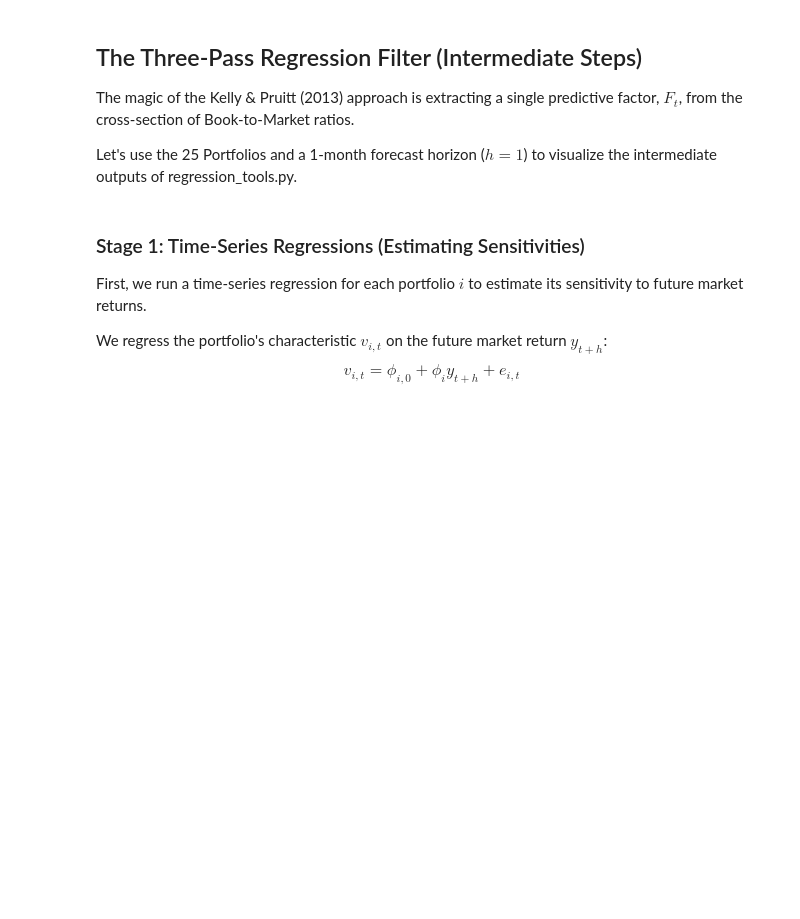
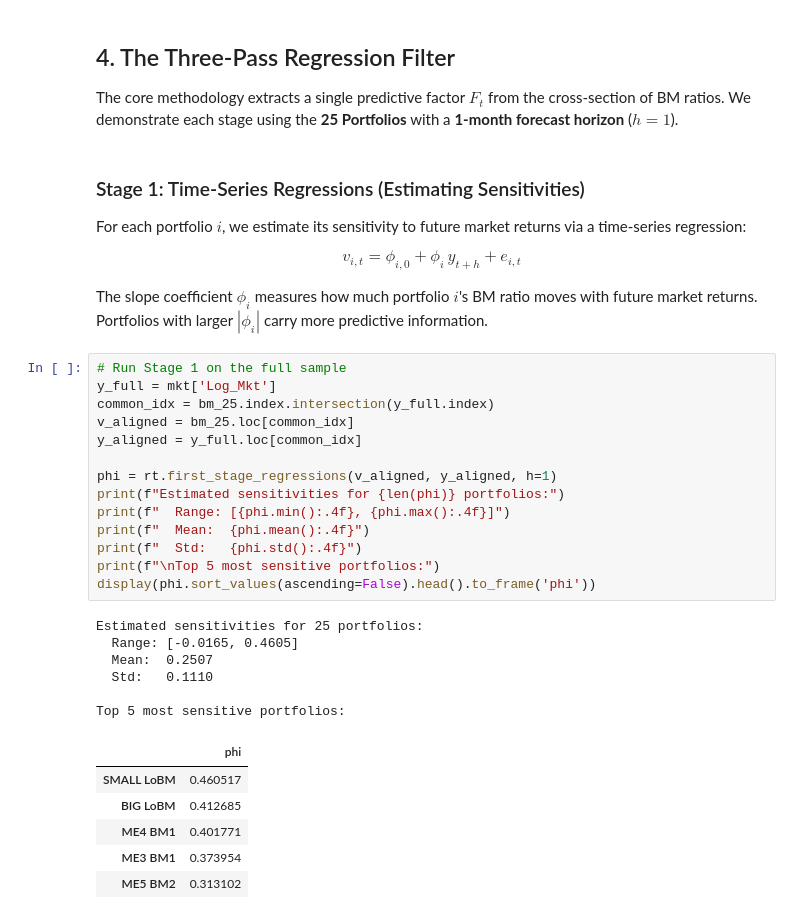
Before and after one commit to zaranip/p01_kelly_pruitt_2013, a Jupyter notebook: src/summary_statistics.ipynb, the cells around one changed output. Drawn from its saved outputs; the diff is of its cells as text; blank space fills up the shorter version.

```diff
--- a/src/summary_statistics.ipynb
+++ b/src/summary_statistics.ipynb
@@ -37,13 +177,41 @@ display(Image(filename=OUTPUT_DIR / "data_sparsity.png"))
 # %% [markdown]
-## The Three-Pass Regression Filter (Intermediate Steps)
-The magic of the Kelly & Pruitt (2013) approach is extracting a single predictive factor, $F_t$, from the cross-section of Book-to-Market ratios.
+## 4. The Three-Pass Regression Filter
 
-Let's use the 25 Portfolios and a 1-month forecast horizon ($h=1$) to visualize the intermediate outputs of regression_tools.py.
+The core methodology extracts a single predictive factor $F_t$ from the cross-section of BM ratios. We demonstrate each stage using the **25 Portfolios** with a **1-month forecast horizon** ($h=1$).
 # %% [markdown]
 ### Stage 1: Time-Series Regressions (Estimating Sensitivities)
 
-First, we run a time-series regression for each portfolio $i$ to estimate its sensitivity to future market returns.
+For each portfolio $i$, we estimate its sensitivity to future market returns via a time-series regression:
 
-We regress the portfolio's characteristic $v_{i,t}$ on the future market return $y_{t+h}$:$$v_{i,t} = \phi_{i,0} + \phi_i y_{t+h} + e_{i,t}$$
+$$v_{i,t} = \phi_{i,0} + \phi_i \, y_{t+h} + e_{i,t}$$
+
+The slope coefficient $\phi_i$ measures how much portfolio $i$'s BM ratio moves with future market returns. Portfolios with larger $|\phi_i|$ carry more predictive information.
+# %%
+# Run Stage 1 on the full sample
+y_full = mkt['Log_Mkt']
+common_idx = bm_25.index.intersection(y_full.index)
+v_aligned = bm_25.loc[common_idx]
+y_aligned = y_full.loc[common_idx]
+
+phi = rt.first_stage_regressions(v_aligned, y_aligned, h=1)
+print(f"Estimated sensitivities for {len(phi)} portfolios:")
+print(f"  Range: [{phi.min():.4f}, {phi.max():.4f}]")
+print(f"  Mean:  {phi.mean():.4f}")
+print(f"  Std:   {phi.std():.4f}")
+print(f"\nTop 5 most sensitive portfolios:")
+display(phi.sort_values(ascending=False).head().to_frame('phi'))
+# %% [output]
+Estimated sensitivities for 25 portfolios:
+  Range: [-0.0165, 0.4605]
+  Mean:  0.2507
+  Std:   0.1110
+
+Top 5 most sensitive portfolios:
+|  | phi |
+| SMALL LoBM | 0.460517 |
+| BIG LoBM | 0.412685 |
+| ME4 BM1 | 0.401771 |
+| ME3 BM1 | 0.373954 |
+| ME5 BM2 | 0.313102 |
 # %%
 display(Image(filename=OUTPUT_DIR / "stage_1_sensitivities.png"))
```
Also changed, not shown: parts of 20 cells of this notebook, 3 other files.
